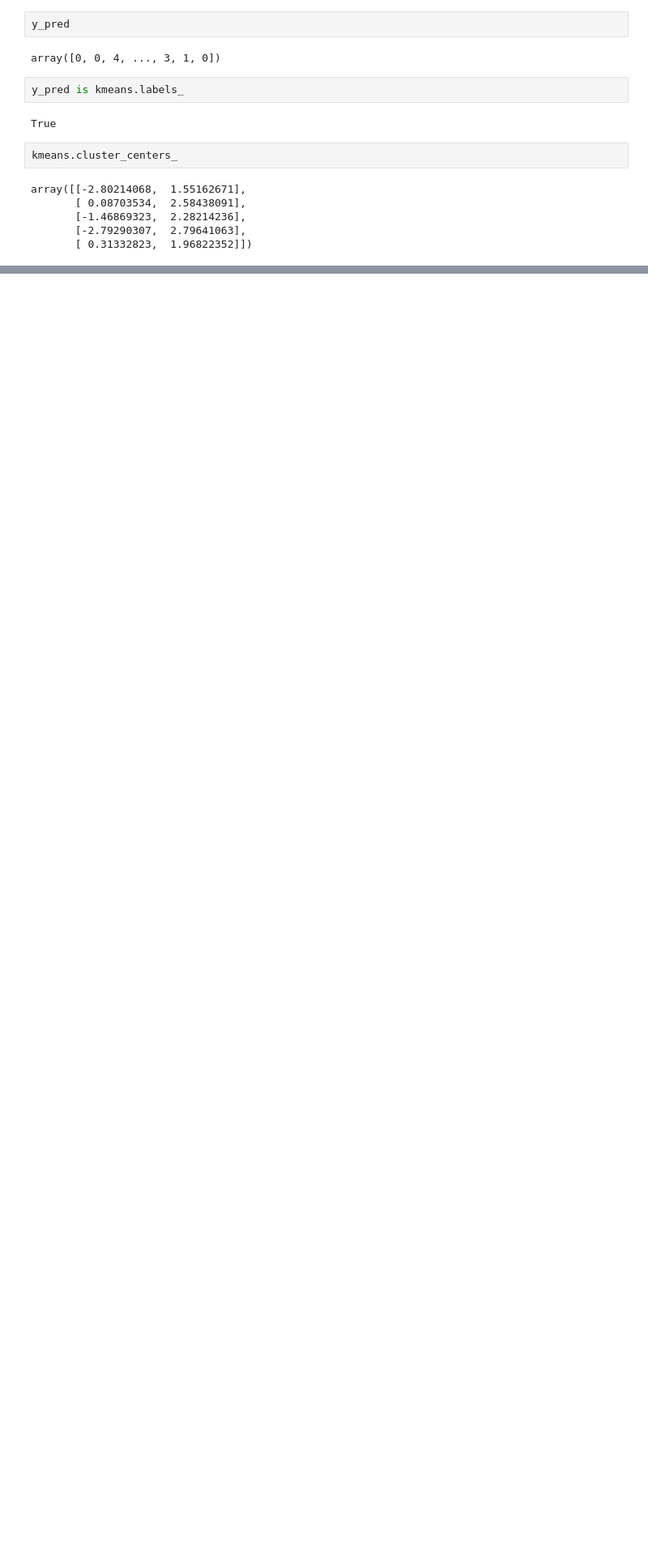
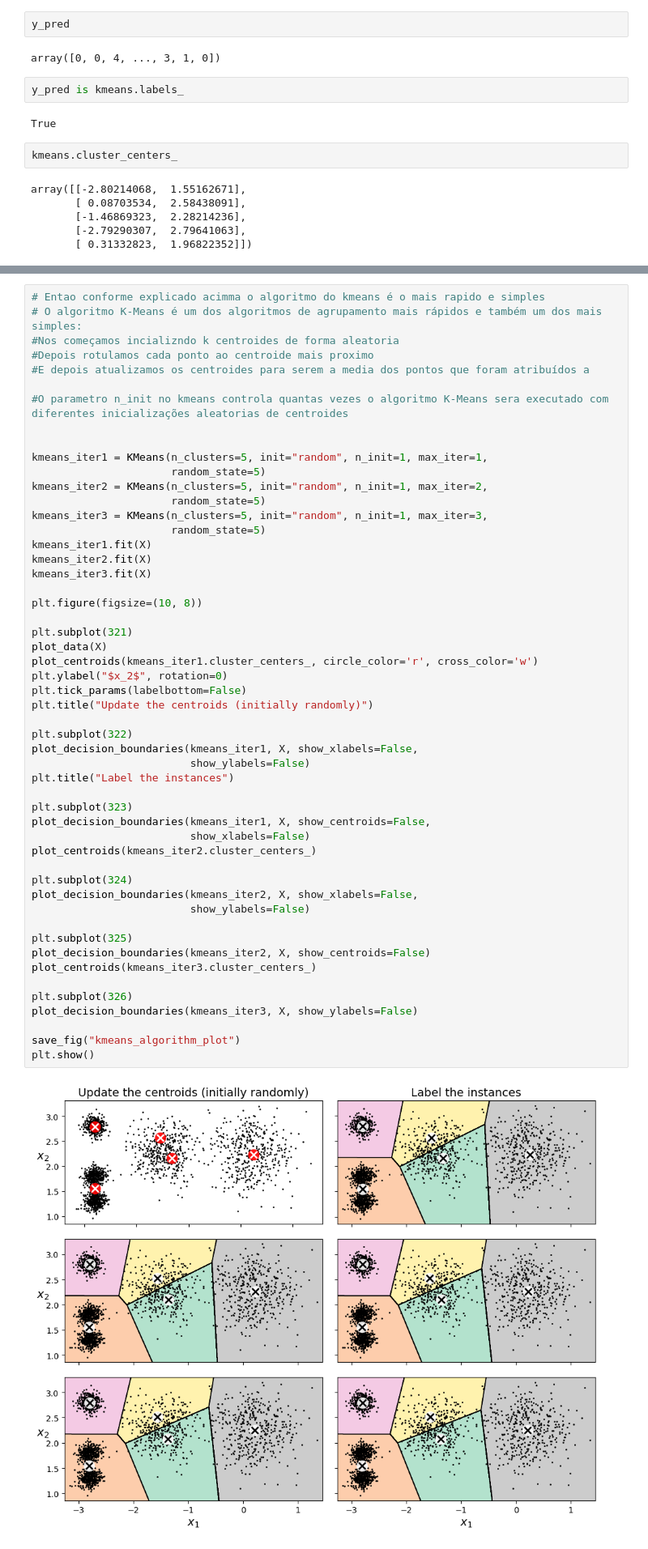
Before and after one commit to alvarosamp/Hands-On-Machine-Learning-with-Scikit-Learn--Keras--and-TensorFlow, a Jupyter notebook: Cap9- TecicasDeAprendizadoNaoSupervisionado/notebook.ipynb, the cells around one changed output, grey strips where cells are left out. Shown at 81% size. Cells and saved outputs as stored; diff of their text form; blank space fills up the shorter version.

```diff
--- a/Cap9- TecicasDeAprendizadoNaoSupervisionado/notebook.ipynb
+++ b/Cap9- TecicasDeAprendizadoNaoSupervisionado/notebook.ipynb
@@ -146,0 +249,54 @@ array([[-2.80214068,  1.55162671],
+# %%
+# Entao conforme explicado acimma o algoritmo do kmeans é o mais rapido e simples
+# O algoritmo K-Means é um dos algoritmos de agrupamento mais rápidos e também um dos mais simples:
+#Nos começamos incializndo k centroides de forma aleatoria
+#Depois rotulamos cada ponto ao centroide mais proximo
+#E depois atualizamos os centroides para serem a media dos pontos que foram atribuídos a
+
+#O parametro n_init no kmeans controla quantas vezes o algoritmo K-Means sera executado com diferentes inicializações aleatorias de centroides
+
+
+kmeans_iter1 = KMeans(n_clusters=5, init="random", n_init=1, max_iter=1,
+                      random_state=5)
+kmeans_iter2 = KMeans(n_clusters=5, init="random", n_init=1, max_iter=2,
+                      random_state=5)
+kmeans_iter3 = KMeans(n_clusters=5, init="random", n_init=1, max_iter=3,
+                      random_state=5)
+kmeans_iter1.fit(X)
+kmeans_iter2.fit(X)
+kmeans_iter3.fit(X)
+
+plt.figure(figsize=(10, 8))
+
+plt.subplot(321)
+plot_data(X)
+plot_centroids(kmeans_iter1.cluster_centers_, circle_color='r', cross_color='w')
+plt.ylabel("$x_2$", rotation=0)
+plt.tick_params(labelbottom=False)
+plt.title("Update the centroids (initially randomly)")
+
+plt.subplot(322)
+plot_decision_boundaries(kmeans_iter1, X, show_xlabels=False,
+                         show_ylabels=False)
+plt.title("Label the instances")
+
+plt.subplot(323)
+plot_decision_boundaries(kmeans_iter1, X, show_centroids=False,
+                         show_xlabels=False)
+plot_centroids(kmeans_iter2.cluster_centers_)
+
+plt.subplot(324)
+plot_decision_boundaries(kmeans_iter2, X, show_xlabels=False,
+                         show_ylabels=False)
+
+plt.subplot(325)
+plot_decision_boundaries(kmeans_iter2, X, show_centroids=False)
+plot_centroids(kmeans_iter3.cluster_centers_)
+
+plt.subplot(326)
+plot_decision_boundaries(kmeans_iter3, X, show_ylabels=False)
+
+save_fig("kmeans_algorithm_plot")
+plt.show()
+# %% [output]
+[figure, added]
```
Also changed, not shown: parts of 14 cells of this notebook, 2 other files.
